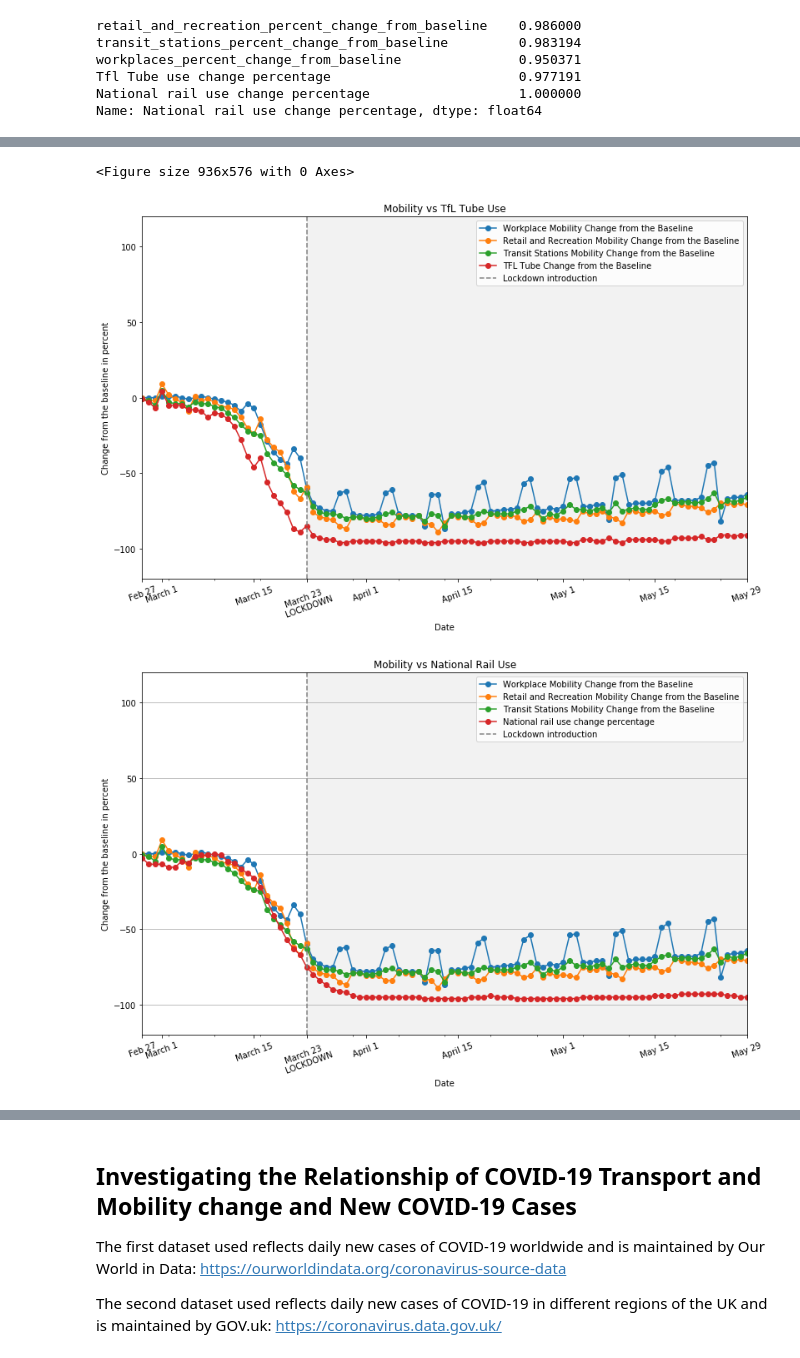
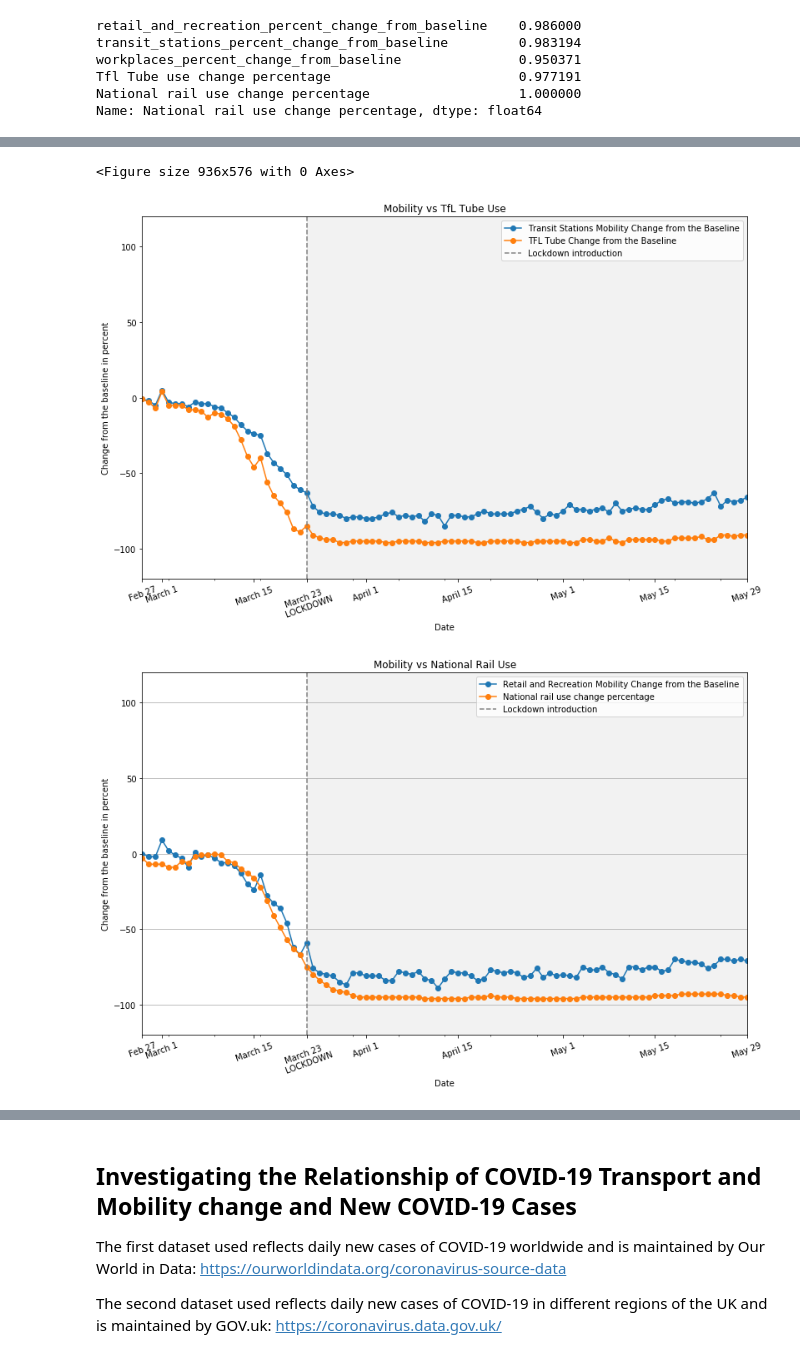
Before and after one commit to IuliiaZaitova/COVID_Prediction_London_National_Transport_Use, a Jupyter notebook: UK_transport.ipynb, the cells around one changed output, grey strips where cells are left out. Cells and saved outputs as stored; diff of their text form; code cells hidden in the pictures.

```diff
--- a/UK_transport.ipynb
+++ b/UK_transport.ipynb
@@ -256,37 +260,35 @@ df_london_merged.head()
+# %%
+df_london_merged.drop(columns=['workplaces_percent_change_from_baseline'], inplace=True)
 # %%
-# plot the TfL Tube and National Rail with mobility features that have more than 90% correlation
+# plot the TfL Tube and National Rail with the most significant mobility features
 plt.figure(figsize = (13, 8))
-ax = df_london_merged.plot(figsize = (13, 8), x='Date', y='workplaces_percent_change_from_baseline', label = 'Workplace Mobility Change from the Baseline', marker = 'o')
-df_london_merged.plot(x='Date', y='retail_and_recreation_percent_change_from_baseline', label = 'Retail and Recreation Mobility Change from the Baseline', ax=ax, marker = 'o')
-df_london_merged.plot(x='Date', y='transit_stations_percent_change_from_baseline', label = 'Transit Stations Mobility Change from the Baseline', ax=ax, marker = 'o')
+ax = df_london_merged.plot(figsize = (13, 8), x='Date', y='transit_stations_percent_change_from_baseline', label = 'Transit Stations Mobility Change from the Baseline', marker = 'o')
 df_london_merged.plot(x='Date', y='Tfl Tube use change percentage', label = 'TFL Tube Change from the Baseline', ax=ax, marker = 'o')
 ax.axvline(x='2020-03-23', color='gray', linestyle='--', label = 'Lockdown introduction')
 ax.axvspan('2020-03-23', '2020-05-29', alpha=0.1, color='gray')
 ax.set_ylabel('Change from the baseline in percent')
 ax.set_xlabel('Date')
 plt.xticks(['2020-02-27', '2020-03-01', '2020-03-15', '2020-03-23', '2020-04-01', '2020-04-15', '2020-05-01', '2020-05-15', '2020-05-29'], ['Feb 27', 'March 1', 'March 15', 'March 23 \n LOCKDOWN', 'April 1', 'April 15', 'May 1', 'May 15', 'May 29'],rotation=20)
 plt.title("Mobility vs TfL Tube Use")
 plt.ylim(-120, 120)
 
-fig = df_london_merged.plot(figsize = (13, 8), x='Date', y='workplaces_percent_change_from_baseline', label = 'Workplace Mobility Change from the Baseline', marker = 'o')
-df_london_merged.plot(x='Date', y='retail_and_recreation_percent_change_from_baseline', label = 'Retail and Recreation Mobility Change from the Baseline', ax=fig, marker = 'o')
-df_london_merged.plot(x='Date', y='transit_stations_percent_change_from_baseline', label = 'Transit Stations Mobility Change from the Baseline', ax=fig, marker = 'o')
+fig = df_london_merged.plot(figsize = (13, 8), x='Date', y='retail_and_recreation_percent_change_from_baseline', label = 'Retail and Recreation Mobility Change from the Baseline', marker = 'o')
 df_london_merged.plot(x='Date', y='National rail use change percentage', label = 'National rail use change percentage', ax=fig, marker = 'o')
 fig.axvline(x='2020-03-23', color='gray', linestyle='--', label = 'Lockdown introduction')
 fig.axvspan('2020-03-23', '2020-05-29', alpha=0.1, color='gray')
 fig.set_ylabel('Change from the baseline in percent')
 fig.set_xlabel('Date')
 plt.title("Mobility vs National Rail Use")
 
 
 plt.xticks(['2020-02-27', '2020-03-01', '2020-03-15', '2020-03-23', '2020-04-01', '2020-04-15', '2020-05-01', '2020-05-15', '2020-05-29'], ['Feb 27', 'March 1', 'March 15', 'March 23 \n LOCKDOWN', 'April 1', 'April 15', 'May 1', 'May 15', 'May 29'],rotation=20)
 plt.ylim(-120, 120)
 plt.grid(axis='y')
 ax.legend()
 fig.legend()
 plt.show()
 # %% [output]
 <Figure size 936x576 with 0 Axes>
-[figure, old version]
+[figure, new version]
-[figure, old version]
+[figure, new version]
 # %% [markdown]
```
Also changed, not shown: parts of 37 cells of this notebook, 1 other file.
